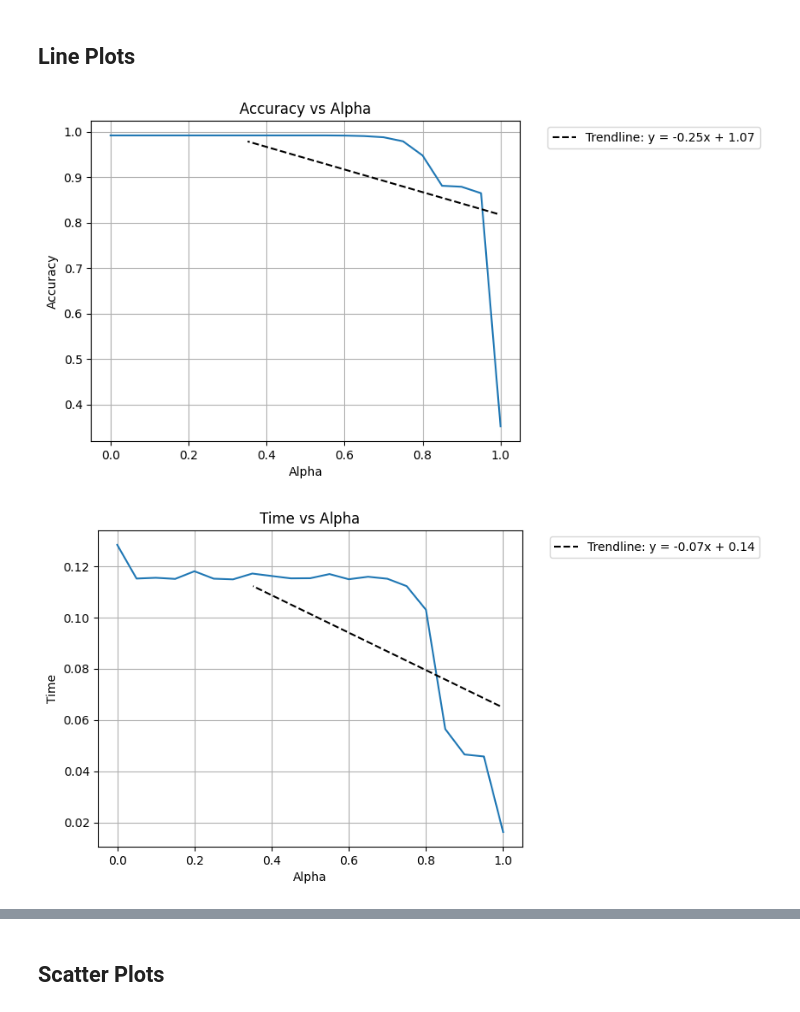
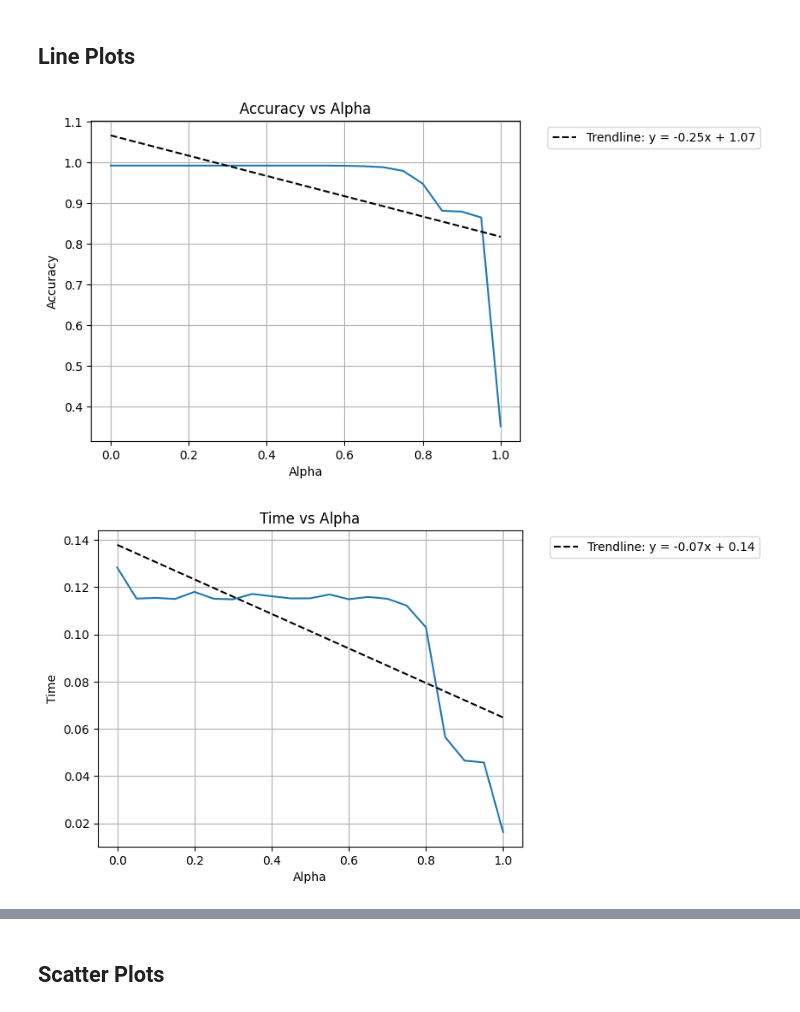
Before and after one commit to afxwong/EarlyExitNet, a Jupyter notebook: alpha_tuning_results/alpha_tuning_results.ipynb, the cells around one changed output, grey strips where cells are left out. Cells and saved outputs as stored; diff of their text form; code cells hidden in the pictures.

```diff
--- a/alpha_tuning_results/alpha_tuning_results.ipynb
+++ b/alpha_tuning_results/alpha_tuning_results.ipynb
@@ -21,24 +21,24 @@ exit_indices = df_alpha_tuning['avg_exit_idx']
 # %%
 # Alpha vs Accuracy
 plt.plot(alphas, accuracies)
 
 slope, intercept, r_value, p_value, std_err = linregress(df_alpha_tuning['alpha'], df_alpha_tuning['accuracy'])
-regression_line, = plt.plot(x, slope * x + intercept, color='black', linestyle='--', label=f'Trendline: y = {slope:.2f}x + {intercept:.2f}')
+regression_line, = plt.plot(alphas, slope * alphas + intercept, color='black', linestyle='--', label=f'Trendline: y = {slope:.2f}x + {intercept:.2f}')
 
 plt.title('Accuracy vs Alpha')
 plt.xlabel('Alpha')
 plt.ylabel('Accuracy')
 plt.legend(bbox_to_anchor=(1.05, 1), loc='upper left')
 plt.grid()
 plt.show()
 # %% [output]
-[figure, old version]
+[figure, new version]
 # %%
 # Alpha vs Time
 plt.plot(alphas, times)
 
 slope, intercept, r_value, p_value, std_err = linregress(df_alpha_tuning['alpha'], df_alpha_tuning['time'])
-regression_line, = plt.plot(x, slope * x + intercept, color='black', linestyle='--', label=f'Trendline: y = {slope:.2f}x + {intercept:.2f}')
+regression_line, = plt.plot(alphas, slope * alphas + intercept, color='black', linestyle='--', label=f'Trendline: y = {slope:.2f}x + {intercept:.2f}')
 
 plt.title('Time vs Alpha')
 plt.xlabel('Alpha')
@@ -47,7 +47,7 @@ plt.legend(bbox_to_anchor=(1.05, 1), loc='upper left')
 plt.grid()
 plt.show()
 # %% [output]
-[figure, old version]
+[figure, new version]
 # %%
 # Alpha vs Exit Index
 plt.plot(alphas, exit_indices)
```
Also changed, not shown: parts of 3 cells of this notebook.
